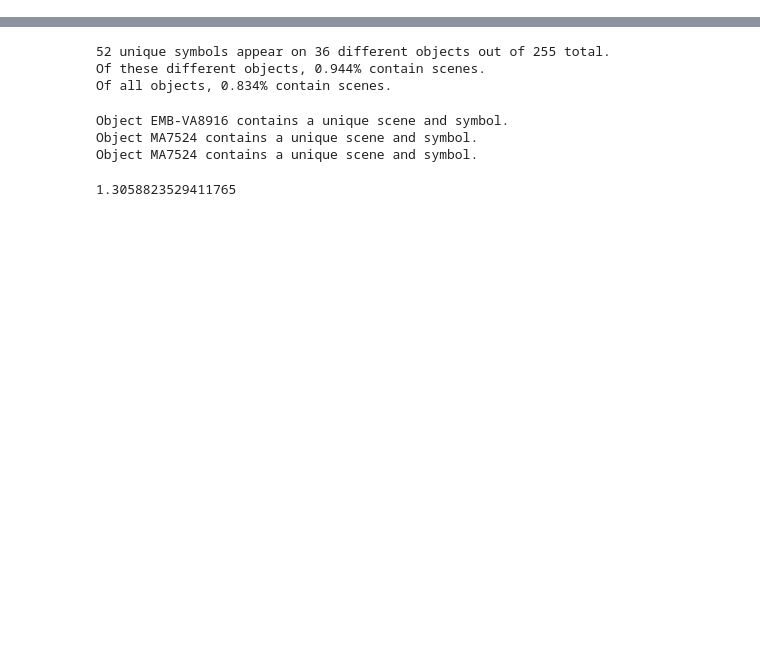
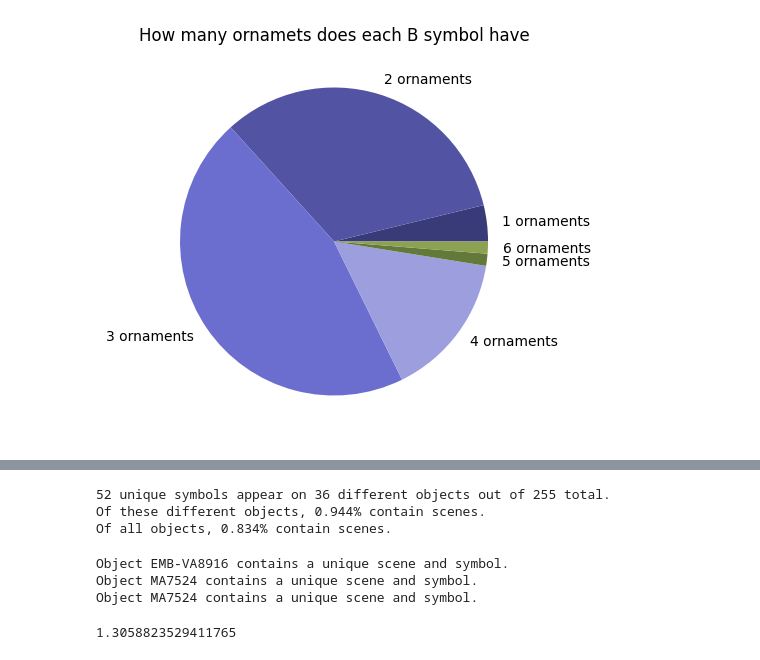
Before and after one commit to agentolek/Bootcamp-mini-hackathon-2024, a Jupyter notebook: Slodziaki/code/unique_symbol_and_scene.ipynb, the cells around one changed output, grey strips where cells are left out. Drawn from its saved outputs; the diff is of its cells as text; code cells hidden in the pictures; blank space fills up the shorter version.

```diff
--- a/Slodziaki/code/unique_symbol_and_scene.ipynb
+++ b/Slodziaki/code/unique_symbol_and_scene.ipynb
@@ -25,0 +126,9 @@ print(len(count))
+# %%
+plt.figure(figsize=(10, 5))
+labelss = [f'{key} ornaments' for key in dict_count_o.keys()]
+plt.pie(dict_count_o.values(), labels=labelss, colors=plt.cm.tab20b.colors)
+plt.title("How many ornamets does each B symbol have")
+
+plt.savefig("plots/count_B_ornaments")
+# %% [output]
+[figure, added]
```
Also changed, not shown: parts of 11 cells of this notebook, 19 other files.
